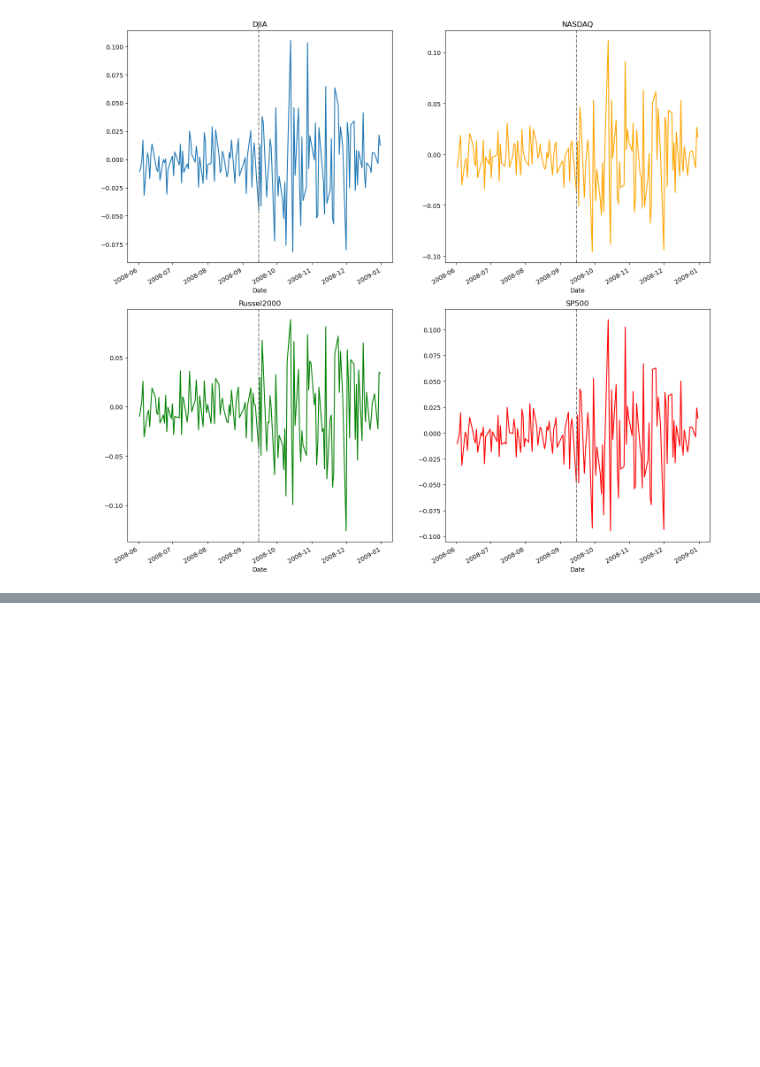
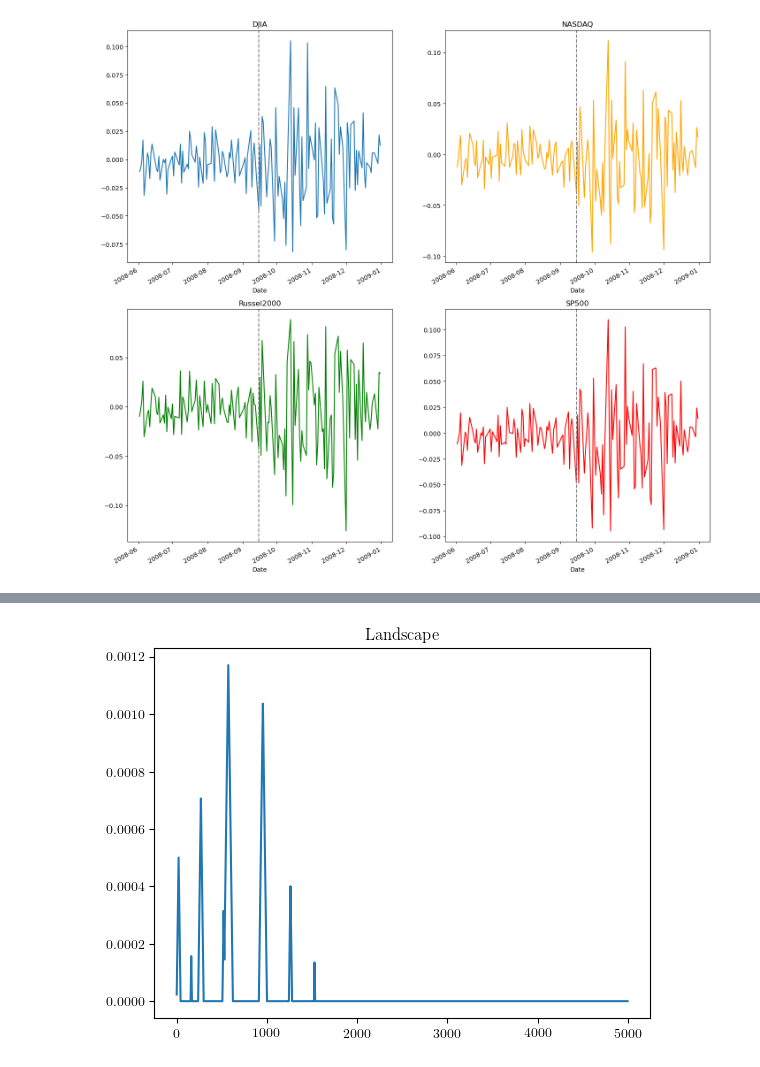
Before and after one commit to FloerHogy/FinancialTimeSeriesTDA, a Jupyter notebook: Project TDA/ProjectTDA.ipynb, the cells around one changed output, grey strips where cells are left out. Cells and saved outputs as stored; diff of their text form; code cells hidden in the pictures; blank space fills up the shorter version.

```diff
--- a/Project TDA/ProjectTDA.ipynb
+++ b/Project TDA/ProjectTDA.ipynb
@@ -236,0 +254,10 @@ A bit weird, we don't really notice anything happening on these plots
+# %%
+LS = gd.representations.Landscape(resolution=1000)
+L = LS.fit_transform([Rips_tree.persistence_intervals_in_dimension(1)])
+
+
+plt.title("Landscape")
+plt.plot(L[0])
+plt.show()
+# %% [output]
+[figure, added]
```
Also changed, not shown: parts of 9 cells of this notebook, 1 other file.
